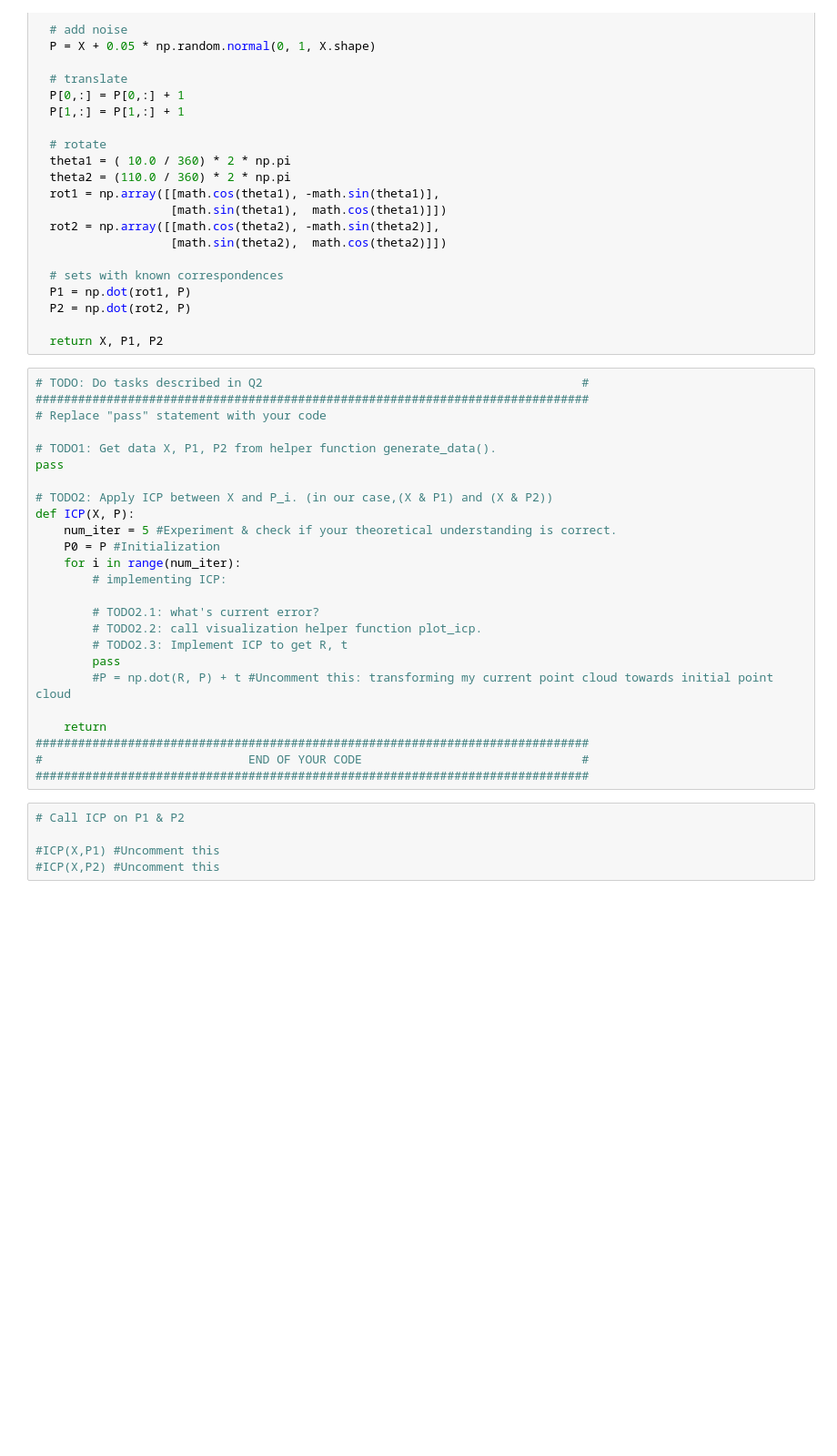
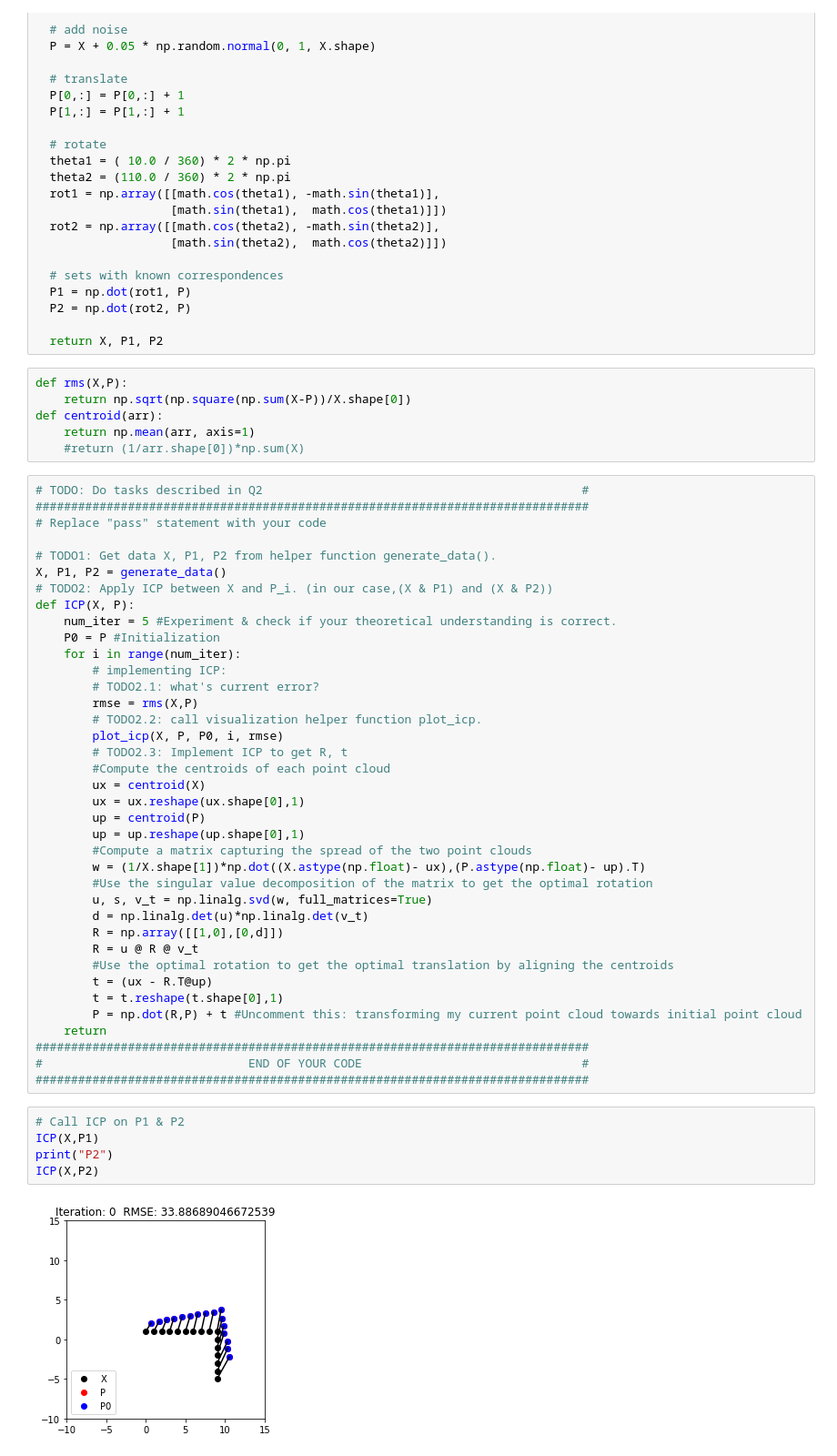
Before and after one commit to avani17101/ICP-and-Non-linear-least-squares-optimization, a Jupyter notebook: 16-spacex-Assignment-3.ipynb, the cells around one changed output. Shown: that part at 91% size. Drawn from its saved outputs; the diff is of its cells as text; blank space fills up the shorter version.

```diff
--- a/16-spacex-Assignment-3.ipynb
+++ b/16-spacex-Assignment-3.ipynb
@@ -251,33 +251,54 @@ def generate_data():
   P2 = np.dot(rot2, P)
 
   return X, P1, P2
+# %%
+def rms(X,P):
+    return np.sqrt(np.square(np.sum(X-P))/X.shape[0])
+def centroid(arr):
+    return np.mean(arr, axis=1)
+    #return (1/arr.shape[0])*np.sum(X)
 # %%
 # TODO: Do tasks described in Q2                                             #
 ##############################################################################
 # Replace "pass" statement with your code
 
 # TODO1: Get data X, P1, P2 from helper function generate_data().
-pass
-
+X, P1, P2 = generate_data()
 # TODO2: Apply ICP between X and P_i. (in our case,(X & P1) and (X & P2))
 def ICP(X, P):
     num_iter = 5 #Experiment & check if your theoretical understanding is correct.
     P0 = P #Initialization
     for i in range(num_iter):
         # implementing ICP:
-
         # TODO2.1: what's current error?
+        rmse = rms(X,P)
         # TODO2.2: call visualization helper function plot_icp.
+        plot_icp(X, P, P0, i, rmse)
         # TODO2.3: Implement ICP to get R, t
-        pass
-        #P = np.dot(R, P) + t #Uncomment this: transforming my current point cloud towards initial point cloud
-
+        #Compute the centroids of each point cloud
+        ux = centroid(X)
+        ux = ux.reshape(ux.shape[0],1)
+        up = centroid(P)
+        up = up.reshape(up.shape[0],1)
+        #Compute a matrix capturing the spread of the two point clouds
+        w = (1/X.shape[1])*np.dot((X.astype(np.float)- ux),(P.astype(np.float)- up).T)
+        #Use the singular value decomposition of the matrix to get the optimal rotation
+        u, s, v_t = np.linalg.svd(w, full_matrices=True)
+        d = np.linalg.det(u)*np.linalg.det(v_t)
+        R = np.array([[1,0],[0,d]])
+        R = u @ R @ v_t
+        #Use the optimal rotation to get the optimal translation by aligning the centroids
+        t = (ux - R.T@up)
+        t = t.reshape(t.shape[0],1)
+        P = np.dot(R,P) + t #Uncomment this: transforming my current point cloud towards initial point cloud
     return
 ##############################################################################
 #                             END OF YOUR CODE                               #
 ##############################################################################
 # %%
 # Call ICP on P1 & P2
-
-#ICP(X,P1) #Uncomment this
-#ICP(X,P2) #Uncomment this
+ICP(X,P1)
+print("P2")
+ICP(X,P2)
+# %% [output]
+[figure, added]
```
Also changed, not shown: parts of 1 cell of this notebook.
